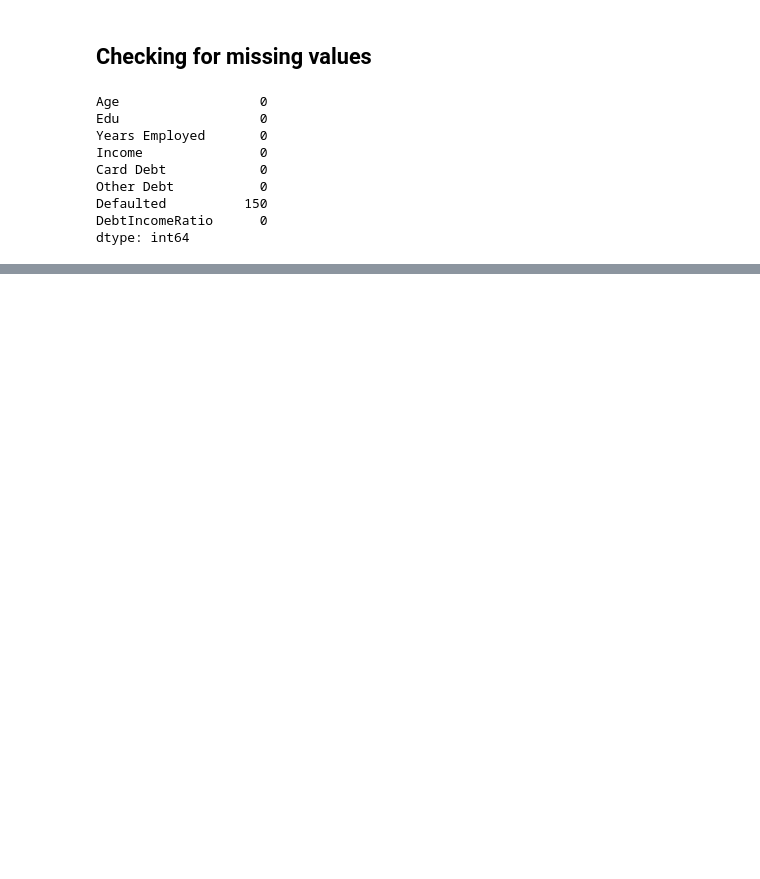
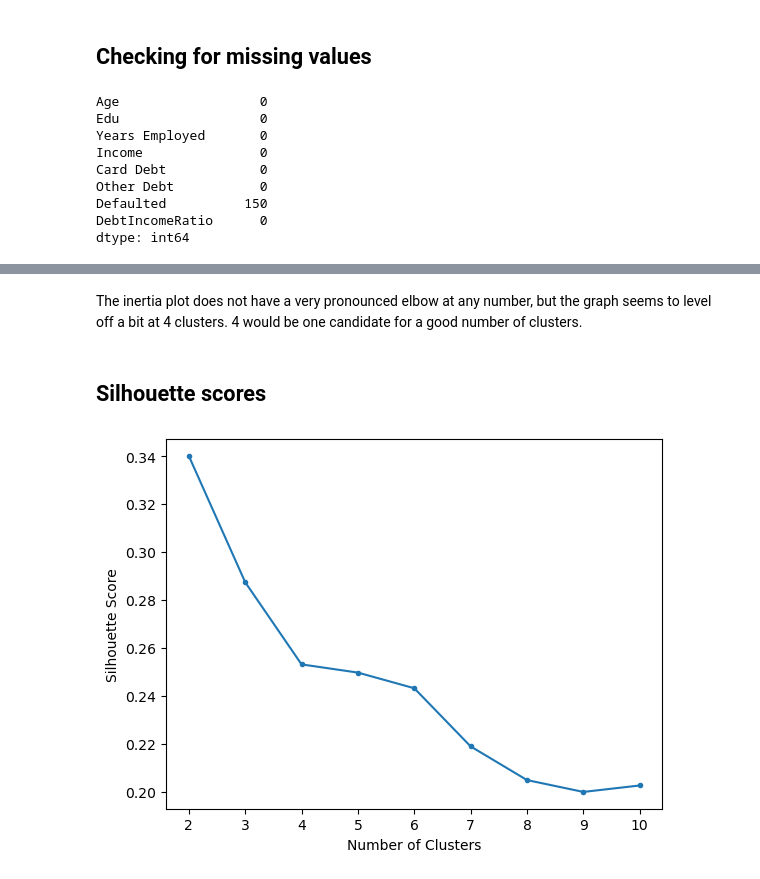
Before and after one commit to farisassallami/Credit-Card-Customer-Segmentation, a Jupyter notebook: Credit Card Segmentation .ipynb, the cells around one changed output, grey strips where cells are left out. Drawn from its saved outputs; the diff is of its cells as text; code cells hidden in the pictures; blank space fills up the shorter version.

```diff
--- a/Credit Card Segmentation .ipynb
+++ b/Credit Card Segmentation .ipynb
@@ -96,0 +144,17 @@ There are 150 missing values in Defaulted.
+# %% [markdown]
+The inertia plot does not have a very pronounced elbow at any number, but the graph seems to level off a bit at 4 clusters. 4 would be one candidate for a good number of clusters.
+# %% [markdown]
+## Silhouette scores
+# %%
+# Saving silhouette scores for various cluster numbers in list
+silhouette_scores = []
+for i in range(2, 11):
+  kmeans = KMeans(n_clusters = i, random_state=42)
+  kmeans.fit(scaled_df)
+  silhouette_scores.append(silhouette_score(scaled_df, kmeans.labels_))
+# Visualizing scores
+plt.plot(range(2, 11), silhouette_scores, marker = '.')
+plt.xlabel('Number of Clusters')
+plt.ylabel('Silhouette Score');
+# %% [output]
+[figure, added]
```
Also changed, not shown: parts of 9 cells of this notebook, 1 other file.
